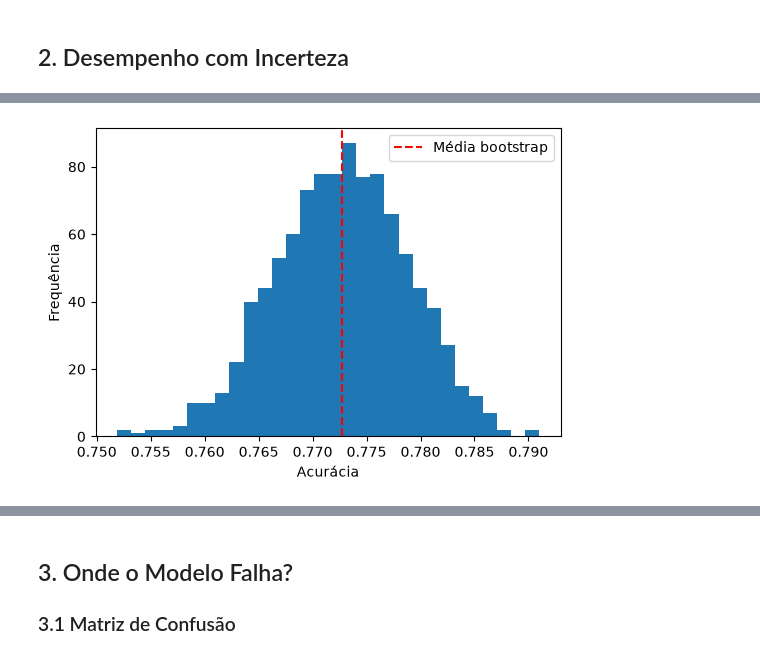
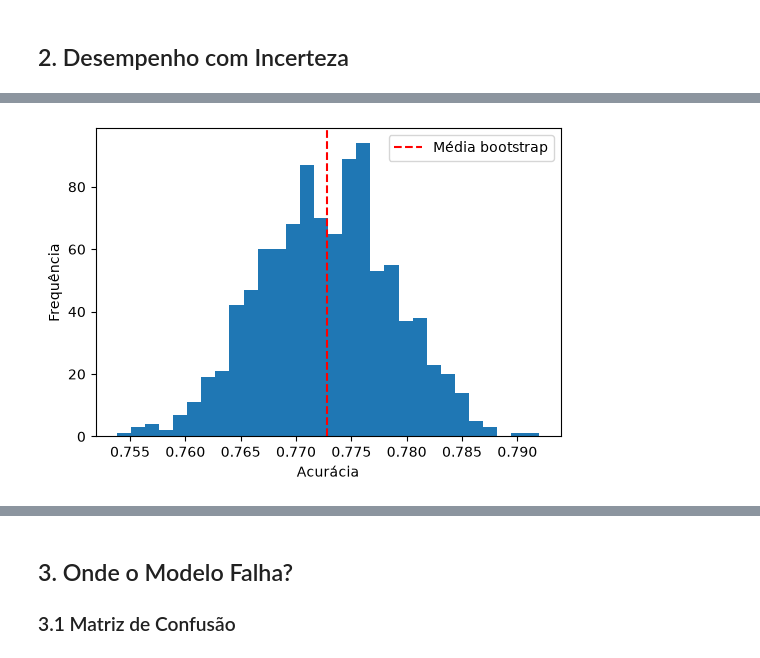
Before and after one commit to Mitysuo/desafio-cientista-dados-junior-ia-pref, a Jupyter notebook: notebooks/02_auditoria_modelo_a.ipynb, the cells around one changed output, grey strips where cells are left out. Drawn from its saved outputs; the diff is of its cells as text; code cells hidden in the pictures.

```diff
--- a/notebooks/02_auditoria_modelo_a.ipynb
+++ b/notebooks/02_auditoria_modelo_a.ipynb
@@ -72,31 +45,0 @@ def bootstrap_ic(y_true, y_pred, metric_fn, n_bootstrap=N_BOOTSTRAP, ic=95, rand
-# %%
-def macro_f1(y_true, y_pred):
-    return f1_score(y_true, y_pred, average='macro', zero_division=0)
-
-def weighted_f1(y_true, y_pred):
-    return f1_score(y_true, y_pred, average='weighted', zero_division=0)
-
-metrics_global = [
-    ('Acurácia', accuracy_score),
-    ('Balanced Accuracy', balanced_accuracy_score),
-    ('F1 Macro', macro_f1),
-    ('F1 Weighted', weighted_f1)
-]
-
-results_global = []
-bootstrap_distributions = {}
-
-for name, fn in metrics_global:
-    observed, boots_values, low, high = bootstrap_ic(y_true, y_pred, fn)
-    results_global.append({
-        'Métrica': name,
-        'Valor observado': observed,
-        'IC 95% - inferior': low,
-        'IC 95% - superior': high,
-        'IC 95%': f'[{low:.3f}, {high:.3f}]'
-    })
-    bootstrap_distributions[name] = np.asarray(boots_values)
-
-metrics_global_df = pd.DataFrame(results_global)
-metrics_global_df[['Métrica', 'Valor observado', 'IC 95%']] \
-    .style.format({'Valor observado': '{:.3f}'})
@@ -109,12 +102,12 @@ metrics_global_df[['Métrica', 'Valor observado', 'IC 95%']] \
 # %%
-values = bootstrap_distributions["F1 Weighted"]
+values = bootstrap_distributions["Acurácia"]
 
 plt.figure(figsize=(6,4))
 plt.hist(values, bins=30)
 plt.axvline(values.mean(), color="red", linestyle="--", label="Média bootstrap")
 plt.legend()
 plt.xlabel("Acurácia")
 plt.ylabel("Frequência")
 plt.show()
 # %% [output]
-[figure, old version]
+[figure, new version]
```
Also changed, not shown: parts of 16 cells of this notebook, 12 other files.
